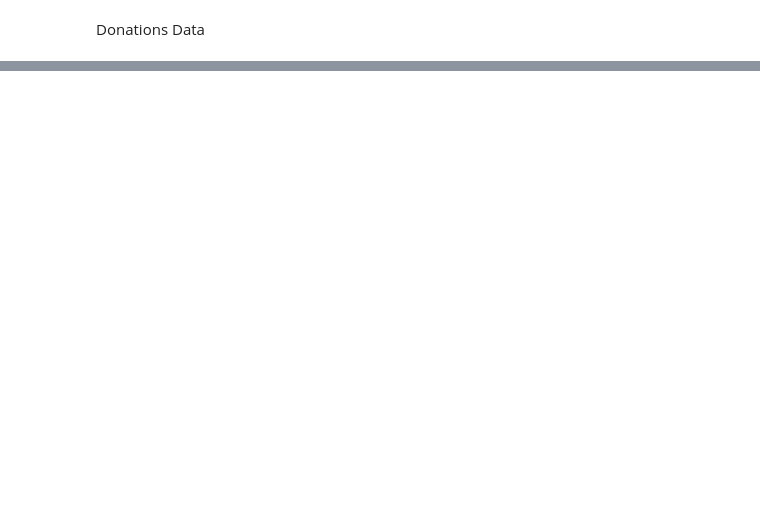
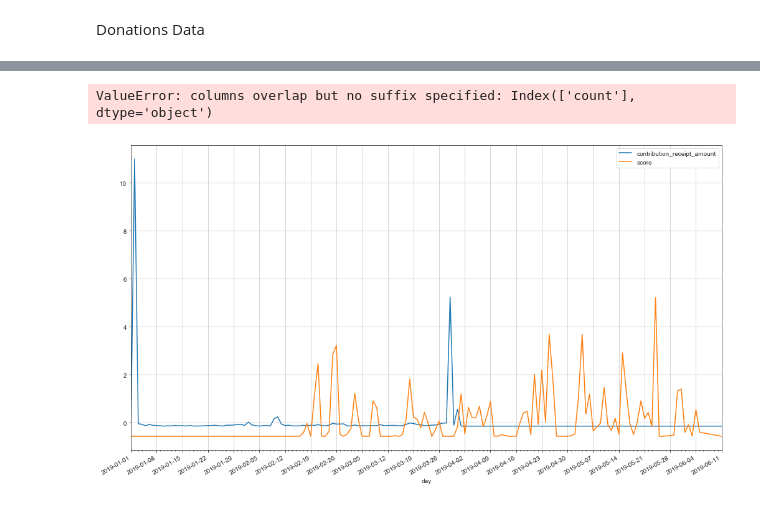
Before and after one commit to berkeley-politics-capstone/politics-capstone, a Jupyter notebook: src/news_please/Reddit Article Frequencies and FEC Data.ipynb, the cells around one changed output, grey strips where cells are left out. Saved outputs shown, nothing was run; the diff lists cells and outputs as text; code cells hidden in the pictures; blank space fills up the shorter version.

Commit message:
added frequency charts

```diff
--- a/src/news_please/Reddit Article Frequencies and FEC Data.ipynb
+++ b/src/news_please/Reddit Article Frequencies and FEC Data.ipynb
@@ -25,6 +32,8 @@ candidates = set([x.lower() for x in candidates])
 # %%
 PICKLE_NAME = DATA_DIRECTORY + "reddit_2019_06_15_with_article_text.pkl"
 df = pd.read_pickle(PICKLE_NAME)
+dates_df = pd.read_pickle(DATA_DIRECTORY+'reddit_2019_dates.pkl')
+df = df.merge(dates_df, how='left', on='id')
 # %%
 # Flatten the news dictionary
 clean_df = pd.concat( [df.drop(['article_data'],axis=1), df['article_data'].progress_apply(pd.Series)]
@@ -120,9 +101,3 @@ for party_dir in os.listdir(base_path):
                     elif(csv_path.find("schedule_b")>=0):
                         fec_2020_paths[party_dir][cand_dir]["spending"] = \
                             os.path.join(base_path,party_dir,cand_dir,csv_path)
-# %%
-candid = 'sanders'
-if("donations" in fec_2020_paths["democrat"][candid].keys()):
-        donate_df = pd.read_csv(fec_2020_paths["democrat"][candid]["donations"])
-        donate_df["contribution_receipt_date"] = pd.to_datetime(donate_df["contribution_receipt_date"])
-        ts = donate_df.groupby(by="contribution_receipt_date")["contribution_receipt_amount"].sum()
@@ -176,0 +144,34 @@ sanders_reddit.fillna(0)[['date_publish', 'score', 'num_comments', 'count']].gro
+# %%
+def make_ts(candidate, paths, party):
+    reddit_df = clean_df[clean_df.apply(lambda x: candidate in x.candidate_text, axis=1)]
+    reddit_df['count'] = 1
+    reddit_df = reddit_df[~reddit_df['created_utc'].isnull()]
+    reddit_df['day'] = reddit_df['created_utc'].dt.round('D')
+
+    if("donations" in paths[party][candidate].keys()):
+            donate_df = pd.read_csv(paths[party][candidate]["donations"])
+            donate_df['count'] = 1
+            donate_df["contribution_receipt_date"] = pd.to_datetime(donate_df["contribution_receipt_date"])
+            donate_df["day"] = donate_df["contribution_receipt_date"]
+            ts = donate_df.groupby(by="day")["count"].sum().to_frame()
+
+    reddit_ts = reddit_df.fillna(0)[['day', 'score', 'num_comments', 'count']].groupby(['day']).agg('sum')
+    return ts.join(reddit_ts, how='outer').fillna(0)
+# %%
+candidate_dfs = dict()
+for candidate in fec_2020_paths['democrat'].keys():
+    candidate_dfs[candidate] = make_ts(candidate, fec_2020_paths, 'democrat')
+# %% [output]
+ValueError: columns overlap but no suffix specified: Index(['count'], dtype='object')
+# %%
+join_ts = candidate_dfs['harris']
+df_norm = (join_ts - join_ts.mean()) / join_ts.std()
+sns.set_style('ticks')
+ax = df_norm[['contribution_receipt_amount', 'score']].plot(figsize=(17,10), x_compat=True)
+ax.xaxis.set_major_locator(mdates.WeekdayLocator())
+ax.xaxis.set_major_formatter(mdates.DateFormatter('%Y-%m-%d'))
+ax.xaxis.set_minor_locator(mdates.DayLocator())
+ax.grid()
+plt.show()
+# %% [output]
+[figure, added]
```
Also changed, not shown: parts of 8 cells of this notebook, 1 other file.
